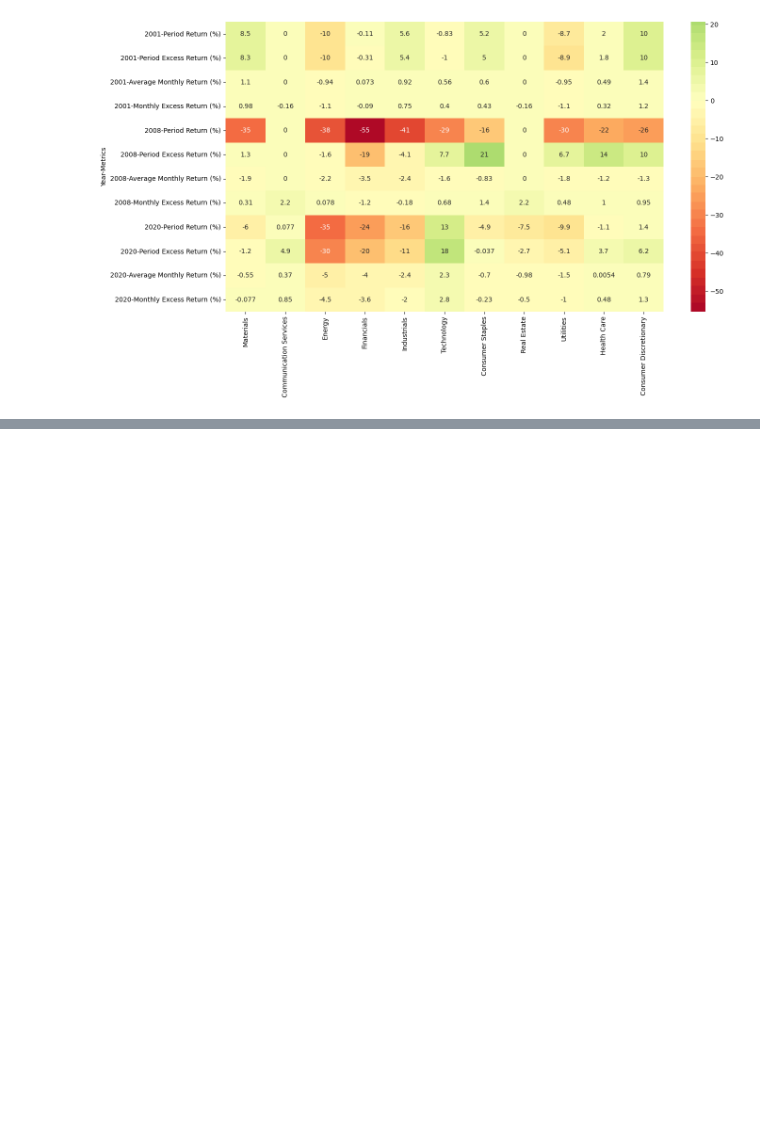
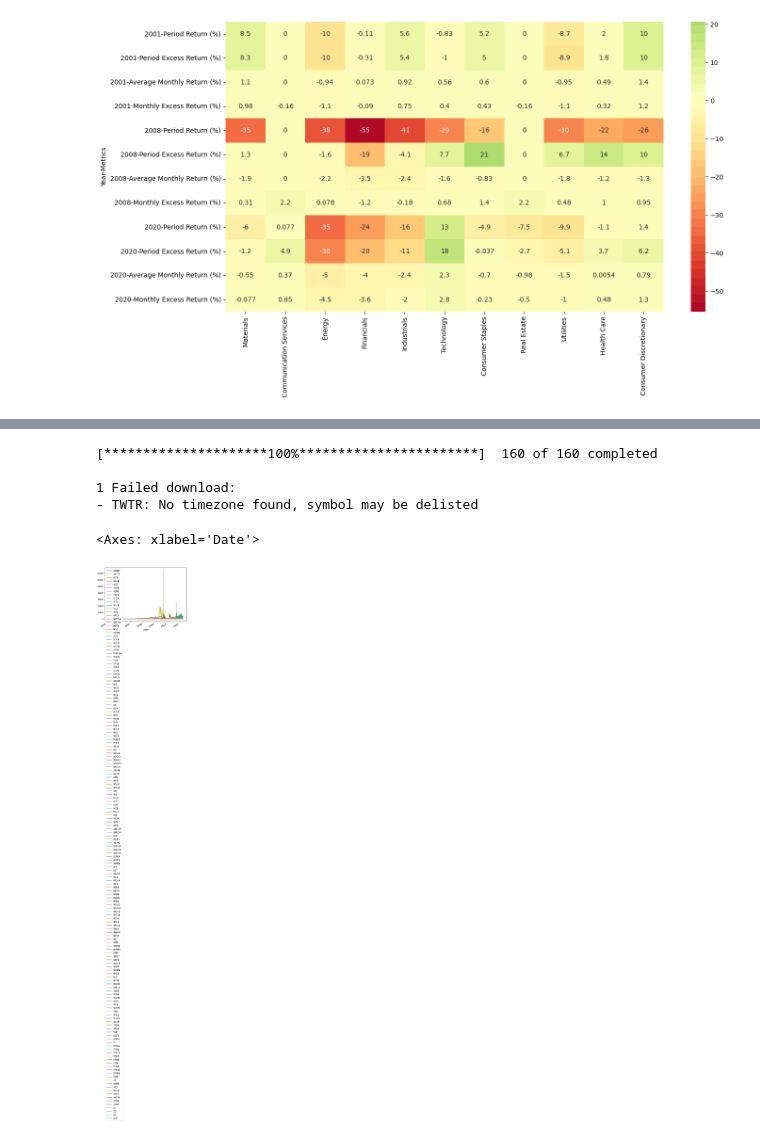
Before and after one commit to AmineMahdioui/projet-de-fin-d-annee, a Jupyter notebook: SectorAnalysis.ipynb, the cells around one changed output, grey strips where cells are left out. Saved outputs shown, nothing was run; the diff lists cells and outputs as text; code cells hidden in the pictures; blank space fills up the shorter version.

Commit message:
before cleaning data collection

```diff
--- a/SectorAnalysis.ipynb
+++ b/SectorAnalysis.ipynb
@@ -162,0 +233,2 @@ sns.heatmap(df_perforamce.fillna(0),cmap=palette,center=0 , annot=True)
+# %%
+Communication_Services=pd.read_csv(r'Data\Stockanalysis.com\Communication Services\Communication Services.csv',index_col=0)
@@ -162,0 +253,27 @@ sns.heatmap(df_perforamce.fillna(0),cmap=palette,center=0 , annot=True)
+# %%
+def Append_Price(dataframe):
+    df=dataframe.copy()
+    df.index= pd.DatetimeIndex(df.index)
+
+    prices=yf.download(df.columns.get_level_values(0).to_list())['Adj Close']
+    prices.columns=pd.MultiIndex.from_product([['Price'], prices.columns])
+
+    df.columns=df.columns.swaplevel(0,1)
+
+    data_MC_P=df.join(prices,how="outer")
+    data_MC_P.index= pd.DatetimeIndex(data_MC_P.index)
+    return data_MC_P.loc[:'2023-04-01']
+# %%
+data_MC_P=Append_Price(Communication_Services[list((set(Communication_Services.columns.get_level_values(0)) & set(Exchange_tickers)) - set(['COMS']))])
+# %% [output]
+[*********************100%***********************]  160 of 160 completed
+
+1 Failed download:
+- TWTR: No timezone found, symbol may be delisted
+# %%
+data_MC_P[('Price','TWTR')]=pd.read_csv(r'Data\twtr-chart.csv',parse_dates=True,index_col=0)['Close']
+# %%
+data_MC_P['Price'].plot()
+# %% [output]
+<Axes: xlabel='Date'>
+[figure, added]
```
Also changed, not shown: parts of 16 cells of this notebook, 1 other file.
